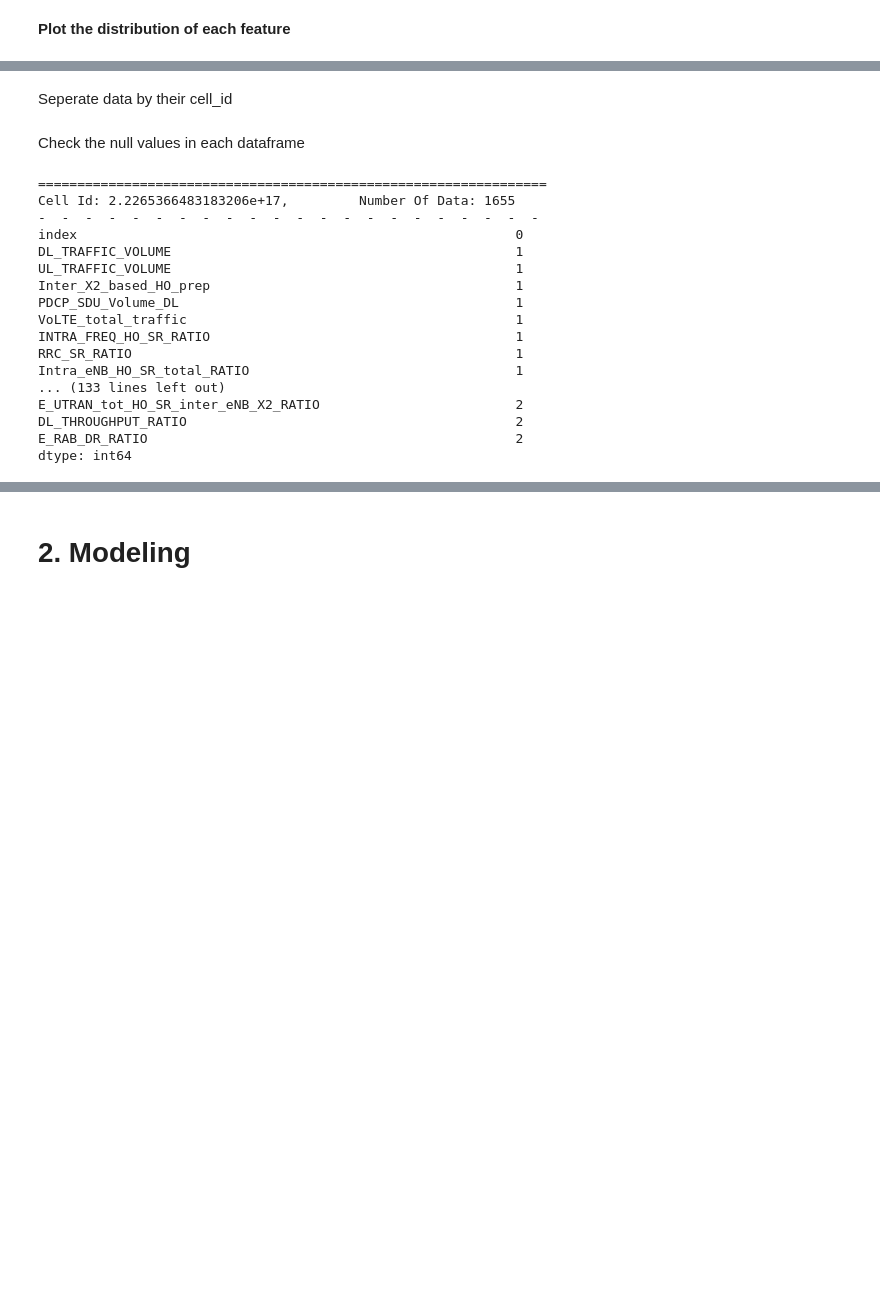
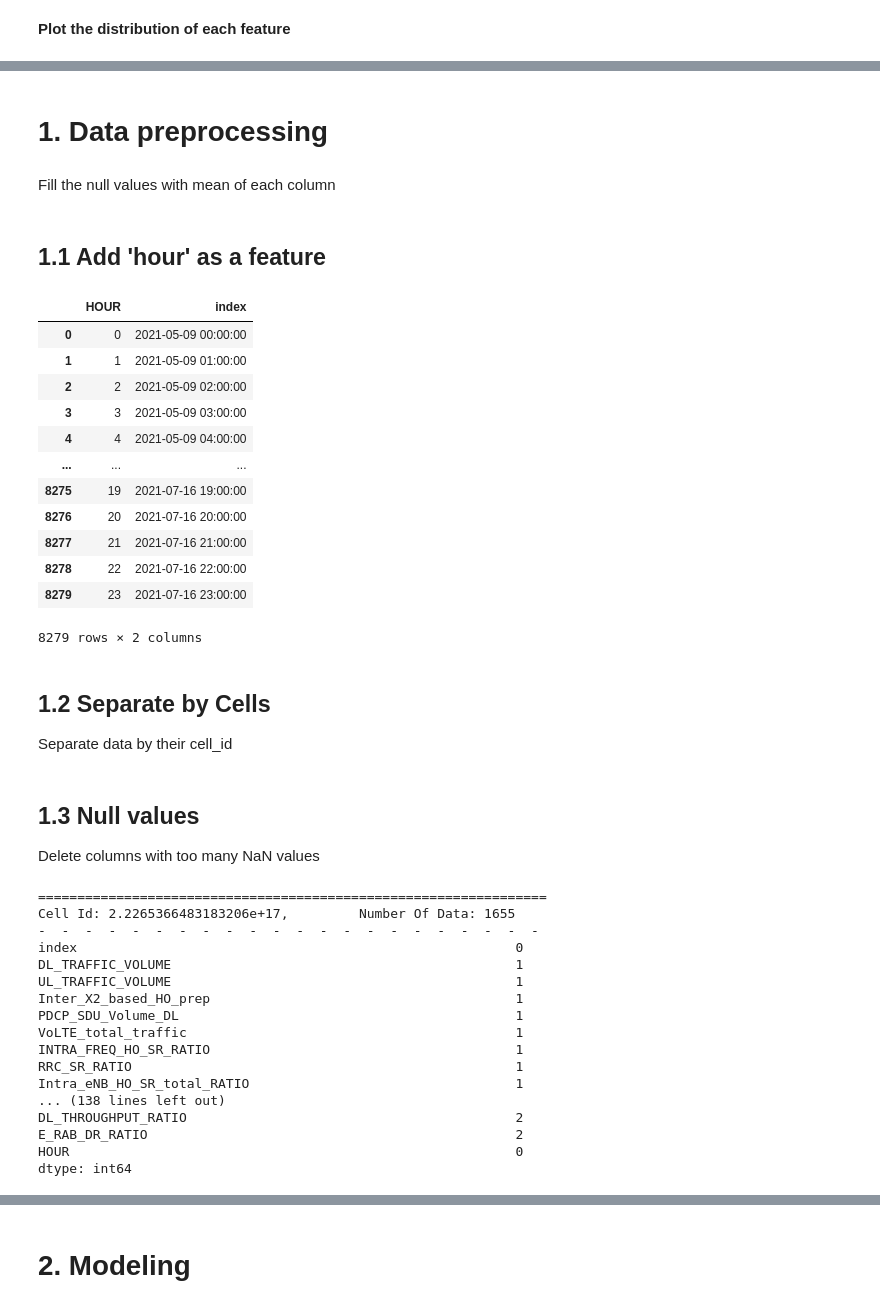
Before and after one commit to petitepepper/Anomaly-Detection_BYOND, a Jupyter notebook: Isolation Forest.ipynb, the cells around one changed output, grey strips where cells are left out. Drawn from its saved outputs; the diff is of its cells as text; code cells hidden in the pictures; blank space fills up the shorter version.

```diff
--- a/Isolation Forest.ipynb
+++ b/Isolation Forest.ipynb
@@ -148,5 +164,31 @@ showFeatureDistribution(df.drop(["cell_id"],axis=1))
+# %% [markdown]
+# 1. Data preprocessing
+# %% [markdown]
+Fill the null values with mean of each column
+# %% [markdown]
+## 1.1 Add 'hour' as a feature
+# %%
+def getHour(x:datetime):
+    return int(x.hour)
+df["HOUR"] = df['index'].map(getHour)
+df[['HOUR','index']]
+# %% [output]
+|  | HOUR | index |
+| 0 | 0 | 2021-05-09 00:00:00 |
+| 1 | 1 | 2021-05-09 01:00:00 |
+| 2 | 2 | 2021-05-09 02:00:00 |
+| 3 | 3 | 2021-05-09 03:00:00 |
+| 4 | 4 | 2021-05-09 04:00:00 |
+| ... | ... | ... |
+| 8275 | 19 | 2021-07-16 19:00:00 |
+| 8276 | 20 | 2021-07-16 20:00:00 |
+| 8277 | 21 | 2021-07-16 21:00:00 |
+| 8278 | 22 | 2021-07-16 22:00:00 |
+| 8279 | 23 | 2021-07-16 23:00:00 |
+8279 rows × 2 columns
 # %% [markdown]
-Seperate data by their cell_id
+## 1.2 Separate by Cells
+Separate data by their cell_id
 # %%
 cell_ids = df["cell_id"].unique()
 
@@ -155,8 +197,9 @@ list_cells = []
 for i in range(len(cell_ids)):
     cell_id = cell_ids[i]
     list_cells.append(df[df["cell_id"]==cell_id])
-# %% [markdown]
-Check the null values in each dataframe
+# %% [markdown]
+## 1.3 Null values
+Delete columns with too many NaN values
 # %%
 def checkNullOfEach(list_cells):
     for i in range(len(cell_ids)):
@@ -167,7 +210,7 @@ def checkNullOfEach(list_cells):
         chechNull(df_cell)
         print()
 
-checkNullOfEach(df_cells)
+checkNullOfEach(list_cells)
 # %% [output]
 =================================================================
 Cell Id: 2.2265366483183206e+17,         Number Of Data: 1655
@@ -181,8 +224,8 @@ VoLTE_total_traffic                                          1
 INTRA_FREQ_HO_SR_RATIO                                       1
 RRC_SR_RATIO                                                 1
 Intra_eNB_HO_SR_total_RATIO                                  1
-... (133 lines left out)
-E_UTRAN_tot_HO_SR_inter_eNB_X2_RATIO                         2
+... (138 lines left out)
 DL_THROUGHPUT_RATIO                                          2
 E_RAB_DR_RATIO                                               2
+HOUR                                                         0
 dtype: int64
```
Also changed, not shown: parts of 11 cells of this notebook.
